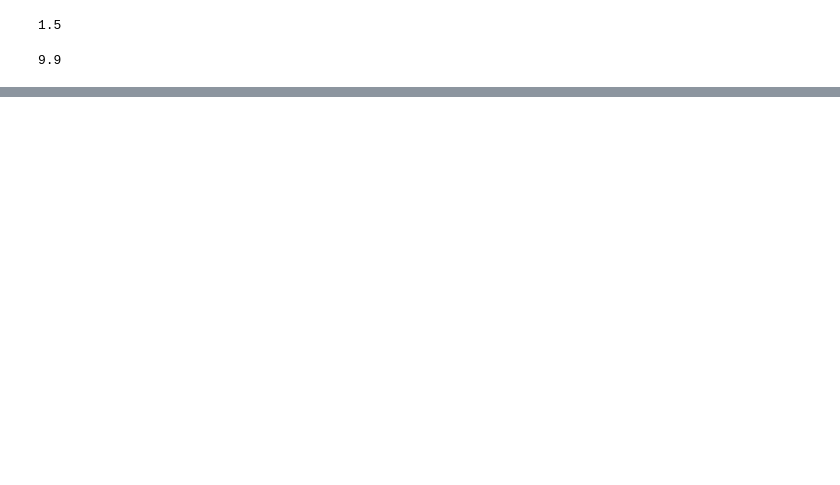
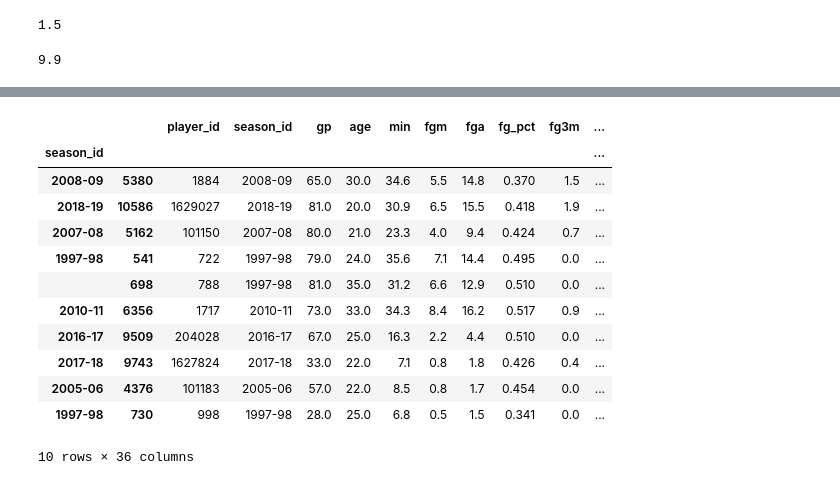
Before and after one commit to Aahash31/Nba-Fantasy-Projection-Model, a Jupyter notebook: nba_model.ipynb, the cells around one changed output, grey strips where cells are left out. Saved outputs shown, nothing was run; the diff lists cells and outputs as text; code cells hidden in the pictures; blank space fills up the shorter version.

```diff
--- a/nba_model.ipynb
+++ b/nba_model.ipynb
@@ -351,0 +522,11 @@ calc_distance(dame_ppg, rudy_ppg)
+# %%
+df_sample = df_norm.sample(10)
+# %%
+for row in df_sample.itertuples():
+    compared_player_vector = player_vector(row.player_id,row.season_id)
+    vfunc = np.vectorize(calc_distance)
+    distance_vect = vfunc(current_player_vector,compared_player_vector)
+    num = np.sum(np.abs(distance_vect)) / len(distance_vect)
+    player_distance.append(num)
+    player = row.player_id
+    print('Done with ' + str(player) + '. Percent error was ' + str(num))
@@ -351,0 +557,20 @@ calc_distance(dame_ppg, rudy_ppg)
+# %%
+df_sample['distance'] = player_distance
+# %%
+ranked_df = df_sample.sort_values('distance')
+# %%
+ranked_df
+# %% [output]
+|  |  | player_id | season_id | gp | age | min | fgm | fga | fg_pct | fg3m | ... |
+| season_id |  |  |  |  |  |  |  |  |  |  | ... |
+| 2008-09 | 5380 | 1884 | 2008-09 | 65.0 | 30.0 | 34.6 | 5.5 | 14.8 | 0.370 | 1.5 | ... |
+| 2018-19 | 10586 | 1629027 | 2018-19 | 81.0 | 20.0 | 30.9 | 6.5 | 15.5 | 0.418 | 1.9 | ... |
+| 2007-08 | 5162 | 101150 | 2007-08 | 80.0 | 21.0 | 23.3 | 4.0 | 9.4 | 0.424 | 0.7 | ... |
+| 1997-98 | 541 | 722 | 1997-98 | 79.0 | 24.0 | 35.6 | 7.1 | 14.4 | 0.495 | 0.0 | ... |
+|  | 698 | 788 | 1997-98 | 81.0 | 35.0 | 31.2 | 6.6 | 12.9 | 0.510 | 0.0 | ... |
+| 2010-11 | 6356 | 1717 | 2010-11 | 73.0 | 33.0 | 34.3 | 8.4 | 16.2 | 0.517 | 0.9 | ... |
+| 2016-17 | 9509 | 204028 | 2016-17 | 67.0 | 25.0 | 16.3 | 2.2 | 4.4 | 0.510 | 0.0 | ... |
+| 2017-18 | 9743 | 1627824 | 2017-18 | 33.0 | 22.0 | 7.1 | 0.8 | 1.8 | 0.426 | 0.4 | ... |
+| 2005-06 | 4376 | 101183 | 2005-06 | 57.0 | 22.0 | 8.5 | 0.8 | 1.7 | 0.454 | 0.0 | ... |
+| 1997-98 | 730 | 998 | 1997-98 | 28.0 | 25.0 | 6.8 | 0.5 | 1.5 | 0.341 | 0.0 | ... |
+10 rows × 36 columns
```
Also changed, not shown: parts of 45 cells of this notebook, 1 other file.
